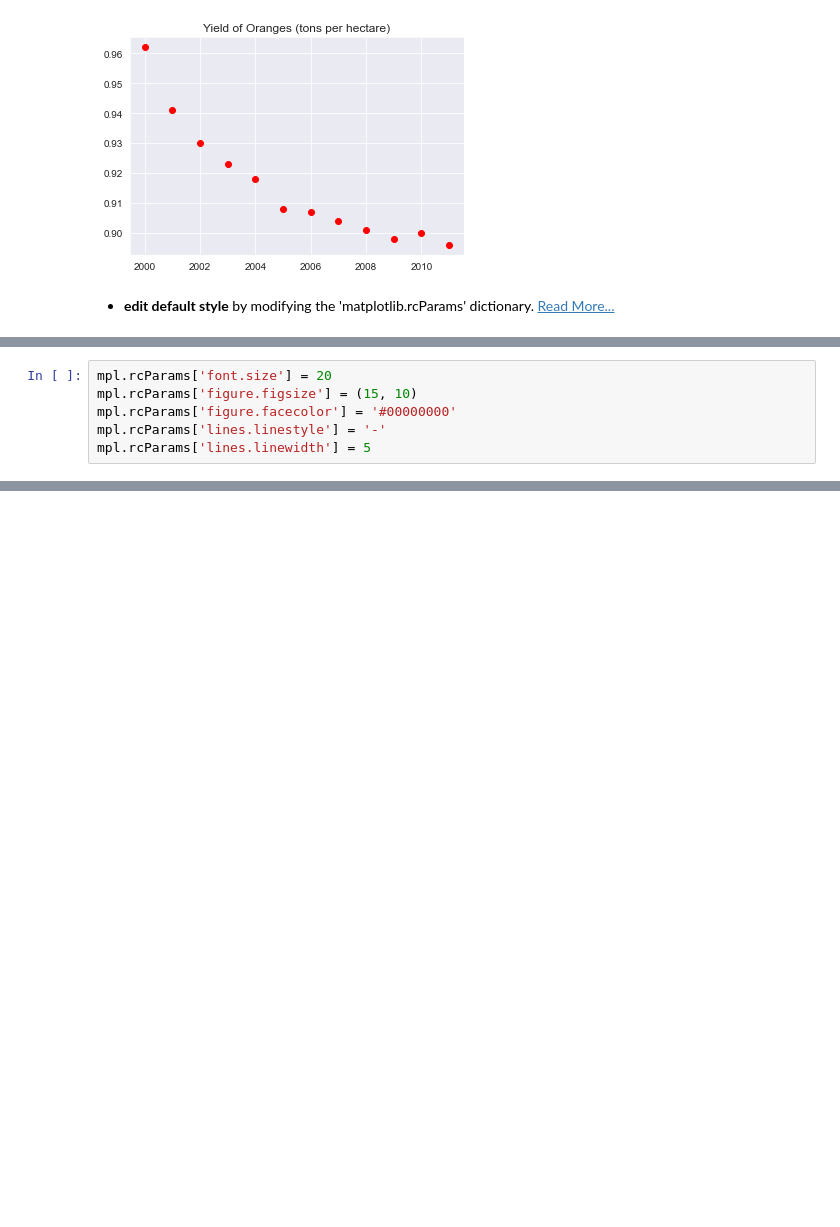
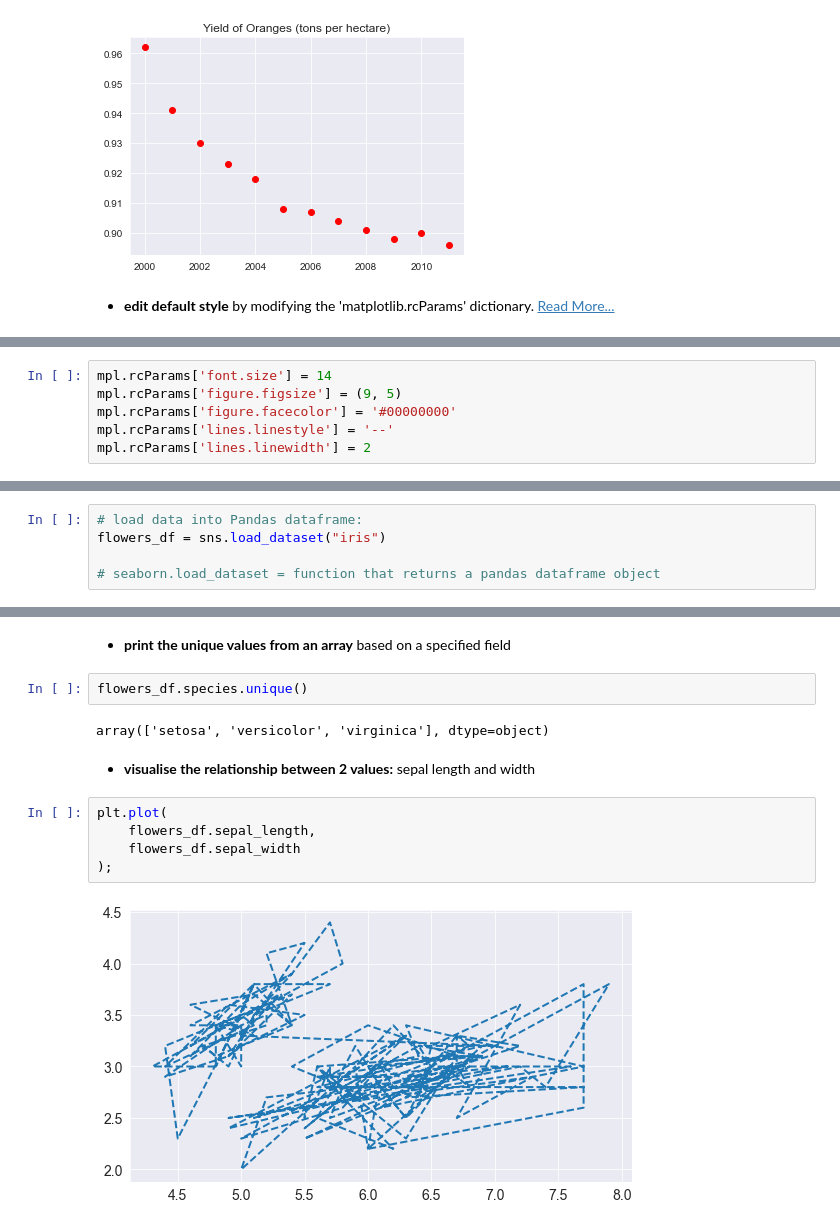
Before and after one commit to Ms-KL/python-data-science-playground, a Jupyter notebook: data-visualisation/data_visualisation.ipynb, the cells around one changed output, grey strips where cells are left out. Cells and saved outputs as stored; diff of their text form; blank space fills up the shorter version.

```diff
--- a/data-visualisation/data_visualisation.ipynb
+++ b/data-visualisation/data_visualisation.ipynb
@@ -238,9 +278,9 @@ plt.title("Yield of Oranges (tons per hectare)");
 # %%
-mpl.rcParams['font.size'] = 20
-mpl.rcParams['figure.figsize'] = (15, 10)
+mpl.rcParams['font.size'] = 14
+mpl.rcParams['figure.figsize'] = (9, 5)
 mpl.rcParams['figure.facecolor'] = '#00000000'
-mpl.rcParams['lines.linestyle'] = '-'
-mpl.rcParams['lines.linewidth'] = 5
+mpl.rcParams['lines.linestyle'] = '--'
+mpl.rcParams['lines.linewidth'] = 2
 # %%
 plt.plot(years, oranges)
 plt.title("Yield of Oranges (tons per hectare)");
@@ -248,0 +300,5 @@ plt.title("Yield of Oranges (tons per hectare)");
+# %%
+# load data into Pandas dataframe:
+flowers_df = sns.load_dataset("iris")
+
+# seaborn.load_dataset = function that returns a pandas dataframe object
@@ -248,0 +321,15 @@ plt.title("Yield of Oranges (tons per hectare)");
+# %% [markdown]
+* **print the unique values from an array** based on a specified field
+# %%
+flowers_df.species.unique()
+# %% [output]
+array(['setosa', 'versicolor', 'virginica'], dtype=object)
+# %% [markdown]
+* **visualise the relationship between 2 values:** sepal length and width
+# %%
+plt.plot(
+    flowers_df.sepal_length,
+    flowers_df.sepal_width
+);
+# %% [output]
+[figure, added]
```
Also changed, not shown: parts of 24 cells of this notebook.
